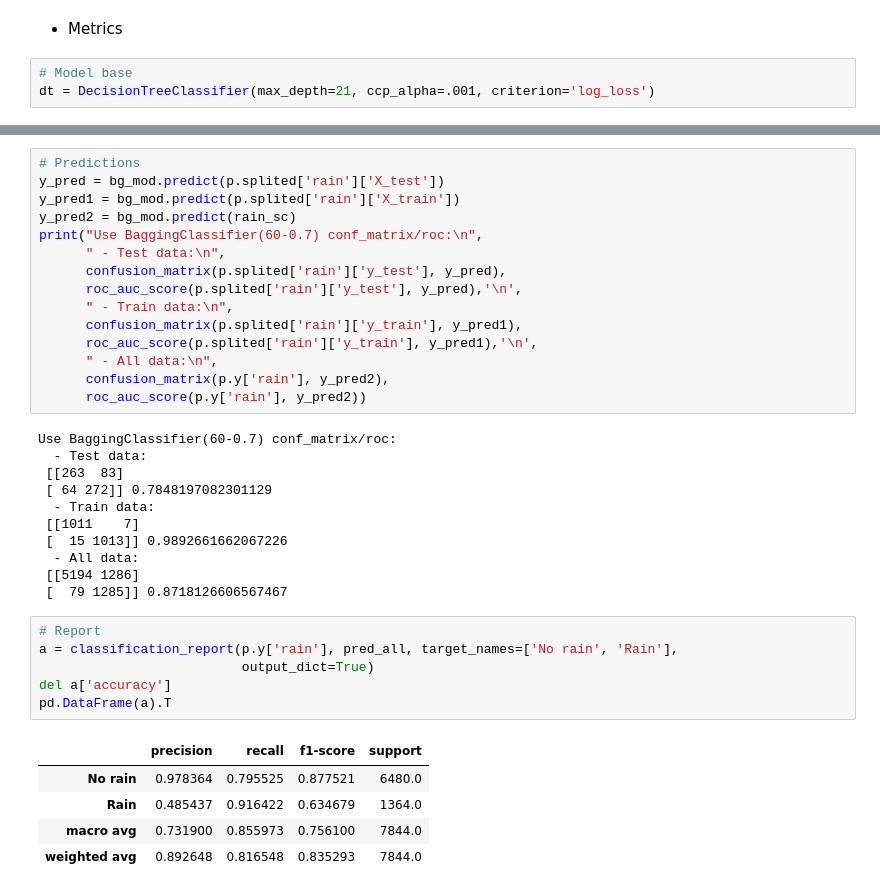
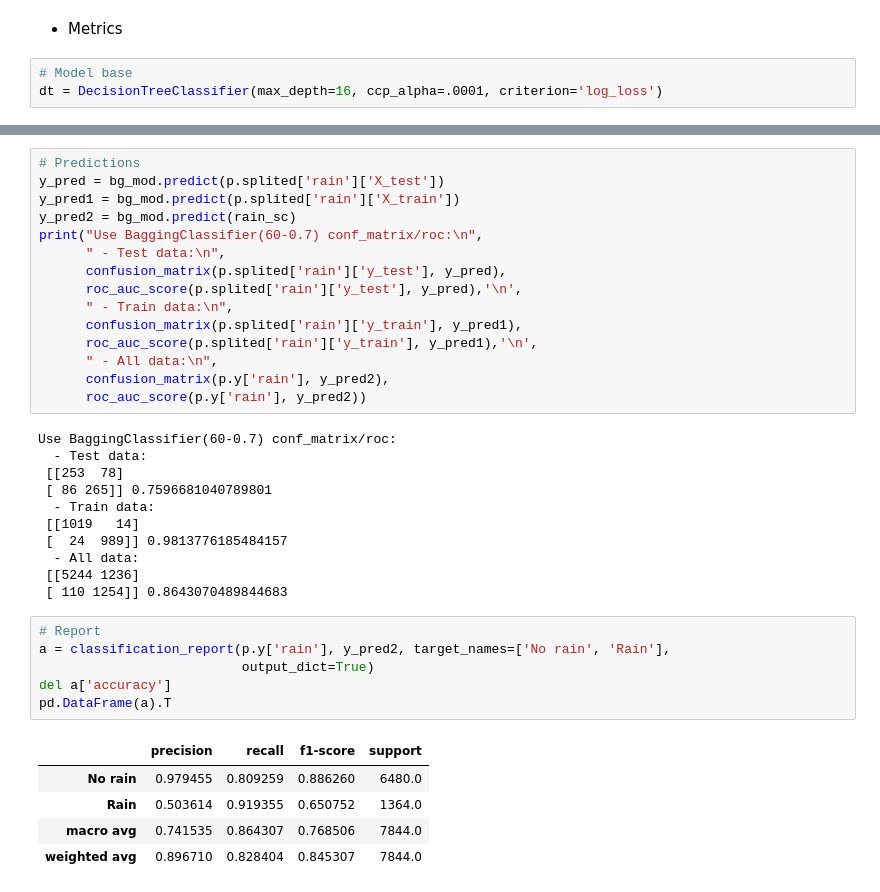
Before and after one commit to jatorrespinosa/tfm_predictor, a Jupyter notebook: 3-classification_models.ipynb, the cells around one changed output, grey strips where cells are left out. Drawn from its saved outputs; the diff is of its cells as text.

```diff
--- a/3-classification_models.ipynb
+++ b/3-classification_models.ipynb
@@ -634,6 +635,6 @@ bg_results.sort_values(by='All').query('Train > .01').head(15)
 * Metrics
 # %%
 # Model base
-dt = DecisionTreeClassifier(max_depth=21, ccp_alpha=.001, criterion='log_loss')
+dt = DecisionTreeClassifier(max_depth=16, ccp_alpha=.0001, criterion='log_loss')
 # %%
 # -- BaggingClassifier
@@ -756,23 +757,23 @@ print("Use BaggingClassifier(60-0.7) conf_matrix/roc:\n",
 # %% [output]
 Use BaggingClassifier(60-0.7) conf_matrix/roc:
   - Test data:
- [[263  83]
- [ 64 272]] 0.7848197082301129
+ [[253  78]
+ [ 86 265]] 0.7596681040789801
   - Train data:
- [[1011    7]
- [  15 1013]] 0.9892661662067226
+ [[1019   14]
+ [  24  989]] 0.9813776185484157
   - All data:
- [[5194 1286]
- [  79 1285]] 0.8718126606567467
+ [[5244 1236]
+ [ 110 1254]] 0.8643070489844683
 # %%
 # Report
-a = classification_report(p.y['rain'], pred_all, target_names=['No rain', 'Rain'],
+a = classification_report(p.y['rain'], y_pred2, target_names=['No rain', 'Rain'],
                           output_dict=True)
 del a['accuracy']
 pd.DataFrame(a).T
 # %% [output]
 |  | precision | recall | f1-score | support |
-| No rain | 0.978364 | 0.795525 | 0.877521 | 6480.0 |
-| Rain | 0.485437 | 0.916422 | 0.634679 | 1364.0 |
-| macro avg | 0.731900 | 0.855973 | 0.756100 | 7844.0 |
-| weighted avg | 0.892648 | 0.816548 | 0.835293 | 7844.0 |
+| No rain | 0.979455 | 0.809259 | 0.886260 | 6480.0 |
+| Rain | 0.503614 | 0.919355 | 0.650752 | 1364.0 |
+| macro avg | 0.741535 | 0.864307 | 0.768506 | 7844.0 |
+| weighted avg | 0.896710 | 0.828404 | 0.845307 | 7844.0 |
```
Also changed, not shown: parts of 23 cells of this notebook.
